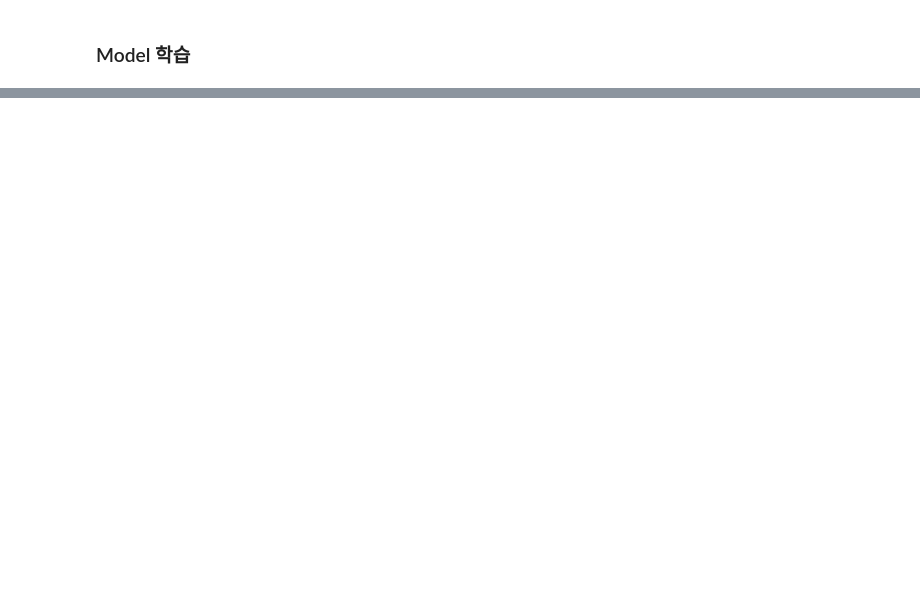
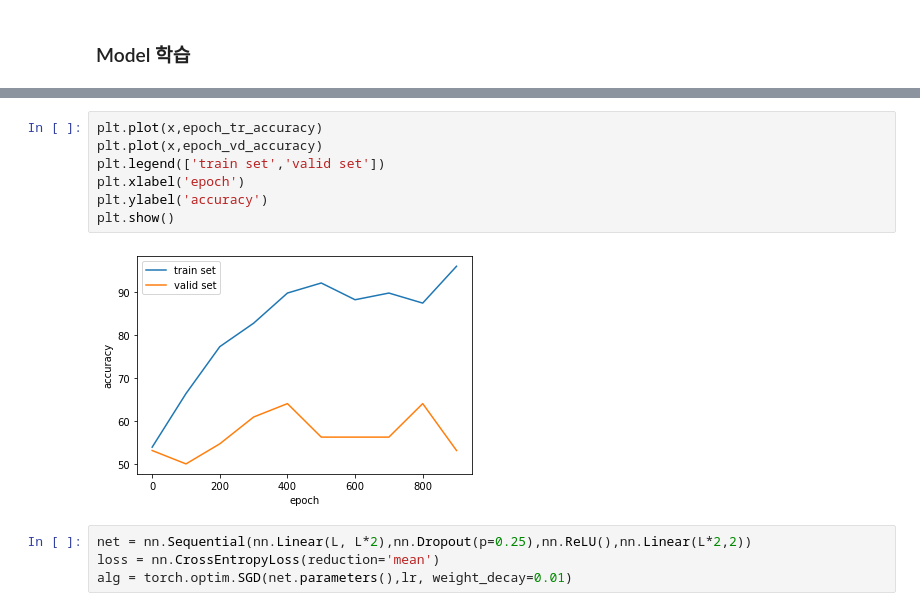
Before and after one commit to hufsaim/T10402201, a Jupyter notebook: notebook/ch04_MLP.ipynb, the cells around one changed output, grey strips where cells are left out. Drawn from its saved outputs; the diff is of its cells as text; blank space fills up the shorter version.

```diff
--- a/notebook/ch04_MLP.ipynb
+++ b/notebook/ch04_MLP.ipynb
@@ -156,0 +161,13 @@ accuracy of valid set: 74.0 %
+# %%
+plt.plot(x,epoch_tr_accuracy)
+plt.plot(x,epoch_vd_accuracy)
+plt.legend(['train set','valid set'])
+plt.xlabel('epoch')
+plt.ylabel('accuracy')
+plt.show()
+# %% [output]
+[figure, added]
+# %%
+net = nn.Sequential(nn.Linear(L, L*2),nn.Dropout(p=0.25),nn.ReLU(),nn.Linear(L*2,2))
+loss = nn.CrossEntropyLoss(reduction='mean')
+alg = torch.optim.SGD(net.parameters(),lr, weight_decay=0.01)
```
Also changed, not shown: parts of 8 cells of this notebook.
